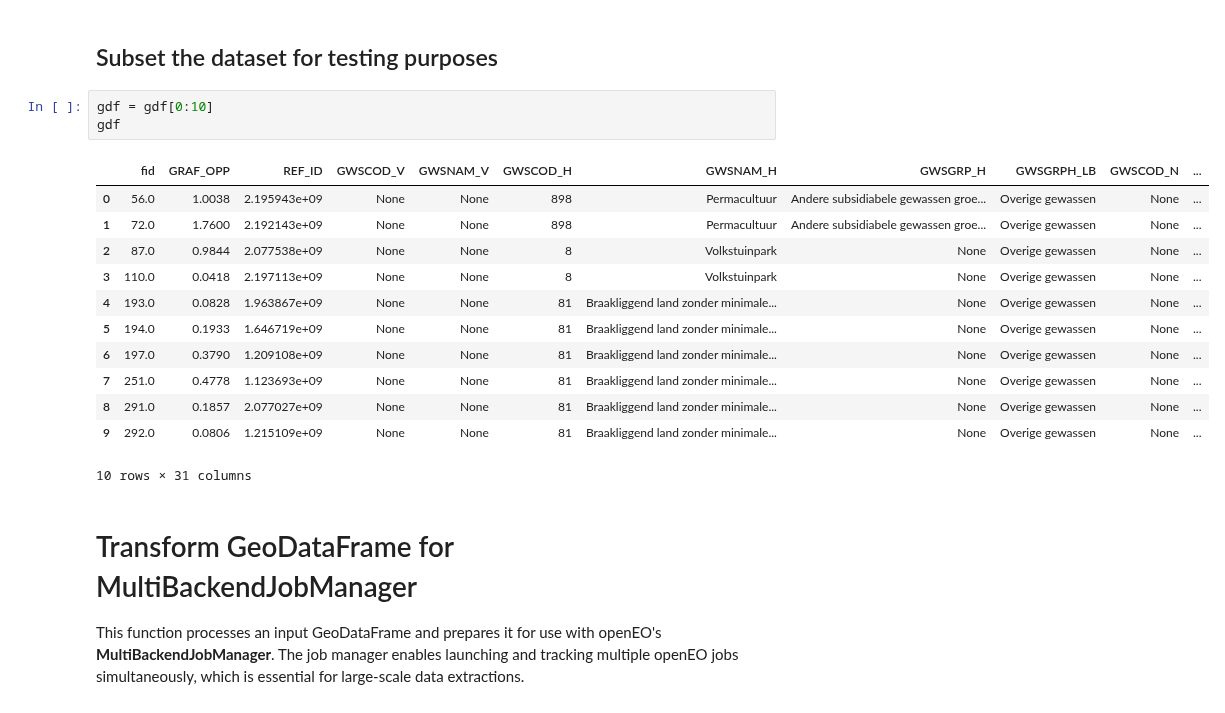
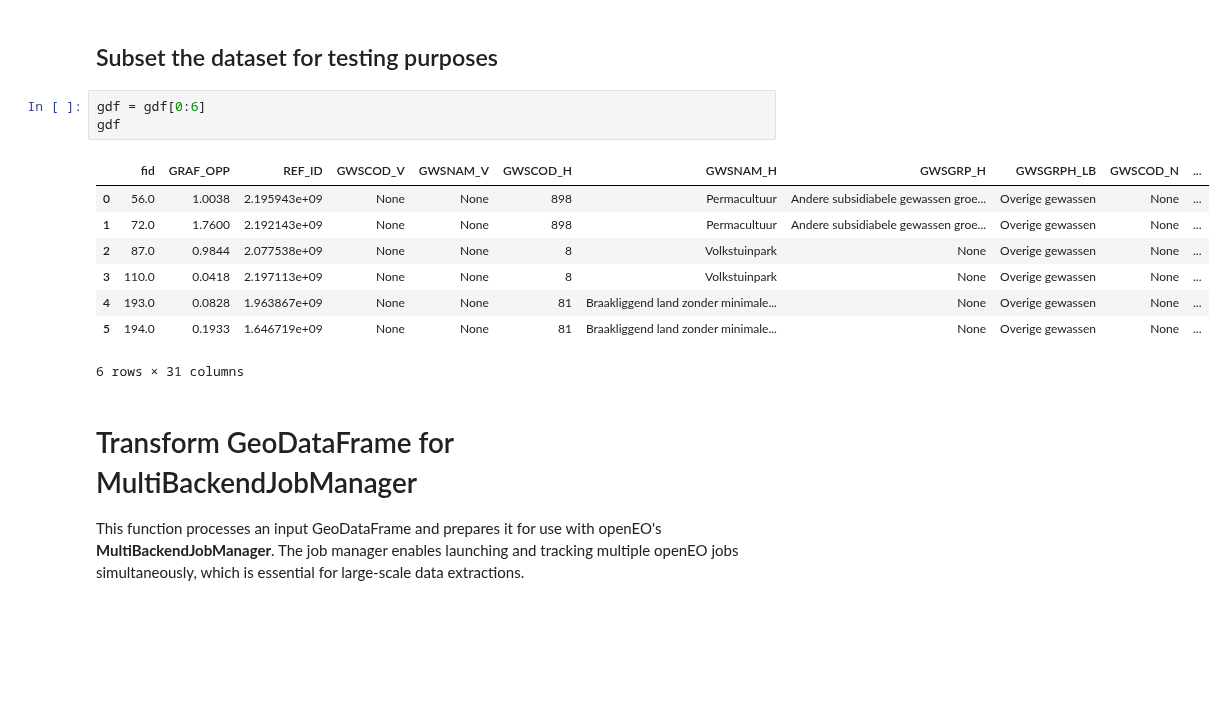
Before and after one commit to earthpulse/eotdl, a Jupyter notebook: tutorials/notebooks/openeo/openeo_advanced_patch_extraction.ipynb, the cells around one changed output. Drawn from its saved outputs; the diff is of its cells as text; blank space fills up the shorter version.

```diff
--- a/tutorials/notebooks/openeo/openeo_advanced_patch_extraction.ipynb
+++ b/tutorials/notebooks/openeo/openeo_advanced_patch_extraction.ipynb
@@ -39,21 +39,17 @@ gdf = gpd.read_file(file_path)
 # %% [markdown]
 ## Subset the dataset for testing purposes
 # %%
-gdf = gdf[0:10]
+gdf = gdf[0:6]
 gdf
 # %% [output]
 |  | fid | GRAF_OPP | REF_ID | GWSCOD_V | GWSNAM_V | GWSCOD_H | GWSNAM_H | GWSGRP_H | GWSGRPH_LB | GWSCOD_N | ... |
 | 0 | 56.0 | 1.0038 | 2.195943e+09 | None | None | 898 | Permacultuur | Andere subsidiabele gewassen groe... | Overige gewassen | None | ... |
 | 1 | 72.0 | 1.7600 | 2.192143e+09 | None | None | 898 | Permacultuur | Andere subsidiabele gewassen groe... | Overige gewassen | None | ... |
 | 2 | 87.0 | 0.9844 | 2.077538e+09 | None | None | 8 | Volkstuinpark | None | Overige gewassen | None | ... |
 | 3 | 110.0 | 0.0418 | 2.197113e+09 | None | None | 8 | Volkstuinpark | None | Overige gewassen | None | ... |
 | 4 | 193.0 | 0.0828 | 1.963867e+09 | None | None | 81 | Braakliggend land zonder minimale... | None | Overige gewassen | None | ... |
 | 5 | 194.0 | 0.1933 | 1.646719e+09 | None | None | 81 | Braakliggend land zonder minimale... | None | Overige gewassen | None | ... |
-| 6 | 197.0 | 0.3790 | 1.209108e+09 | None | None | 81 | Braakliggend land zonder minimale... | None | Overige gewassen | None | ... |
-| 7 | 251.0 | 0.4778 | 1.123693e+09 | None | None | 81 | Braakliggend land zonder minimale... | None | Overige gewassen | None | ... |
-| 8 | 291.0 | 0.1857 | 2.077027e+09 | None | None | 81 | Braakliggend land zonder minimale... | None | Overige gewassen | None | ... |
-| 9 | 292.0 | 0.0806 | 1.215109e+09 | None | None | 81 | Braakliggend land zonder minimale... | None | Overige gewassen | None | ... |
-10 rows × 31 columns
+6 rows × 31 columns
 # %% [markdown]
 # Transform GeoDataFrame for MultiBackendJobManager
 
```
Also changed, not shown: parts of 4 cells of this notebook, 4 other files.
